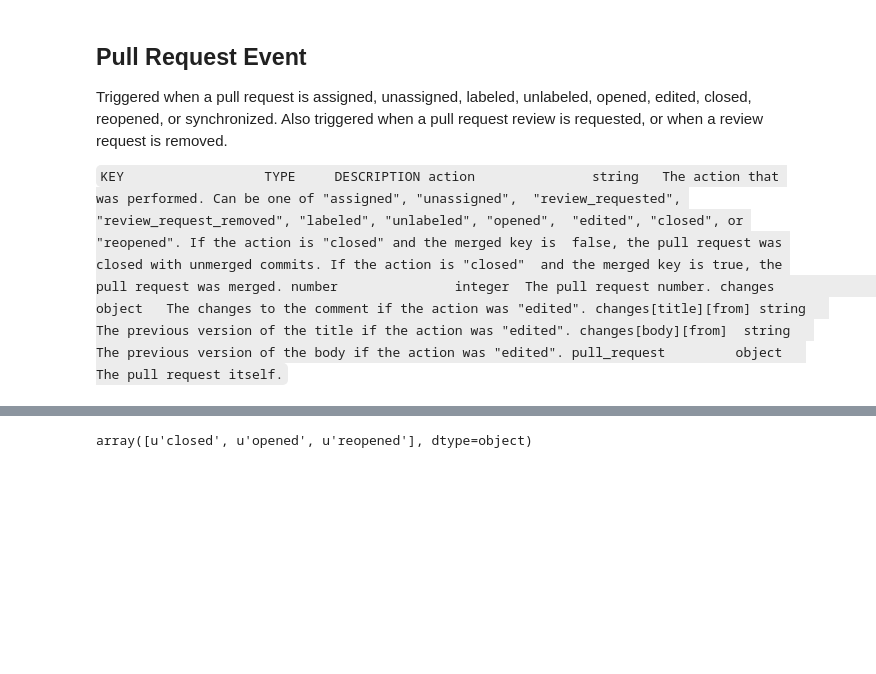
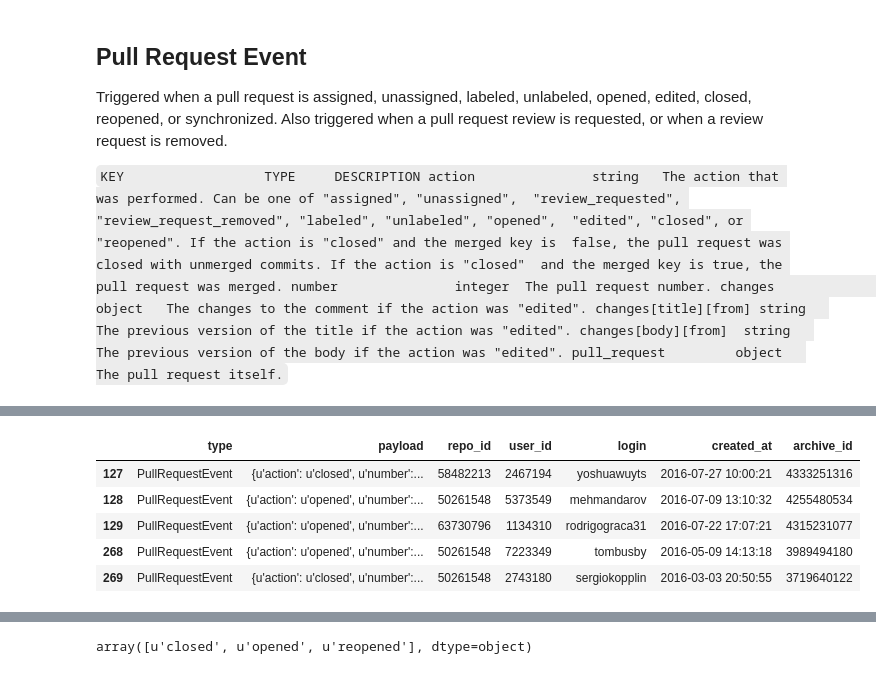
Before and after one commit to nicholas-alonzo/GitHub-Repo-Analysis, a Jupyter notebook: BigQueryProcessing_na.ipynb, the cells around one changed output, grey strips where cells are left out. Drawn from its saved outputs; the diff is of its cells as text; code cells hidden in the pictures; blank space fills up the shorter version.

Commit message:
processed the pull request events and updated the DB

```diff
--- a/BigQueryProcessing_na.ipynb
+++ b/BigQueryProcessing_na.ipynb
@@ -527,4 +527,4 @@ changes[body][from]  string   The previous version of the body if the action was
 pull_request         object   The pull request itself.
 `
 # %%
-events[events['type'] == 'PullRequestEvent'].head()
+PullRequestEvents = events[events['type'] == 'PullRequestEvent']
@@ -538 +531,10 @@ events[events['type'] == 'PullRequestEvent'].head()
+# %%
+PullRequestEvents.head()
+# %% [output]
+|  | type | payload | repo_id | user_id | login | created_at | archive_id |
+| 127 | PullRequestEvent | {u'action': u'closed', u'number':... | 58482213 | 2467194 | yoshuawuyts | 2016-07-27 10:00:21 | 4333251316 |
+| 128 | PullRequestEvent | {u'action': u'opened', u'number':... | 50261548 | 5373549 | mehmandarov | 2016-07-09 13:10:32 | 4255480534 |
+| 129 | PullRequestEvent | {u'action': u'opened', u'number':... | 63730796 | 1134310 | rodrigograca31 | 2016-07-22 17:07:21 | 4315231077 |
+| 268 | PullRequestEvent | {u'action': u'opened', u'number':... | 50261548 | 7223349 | tombusby | 2016-05-09 14:13:18 | 3989494180 |
+| 269 | PullRequestEvent | {u'action': u'closed', u'number':... | 50261548 | 2743180 | sergiokopplin | 2016-03-03 20:50:55 | 3719640122 |
 # %%
```
Also changed, not shown: parts of 19 cells of this notebook.
